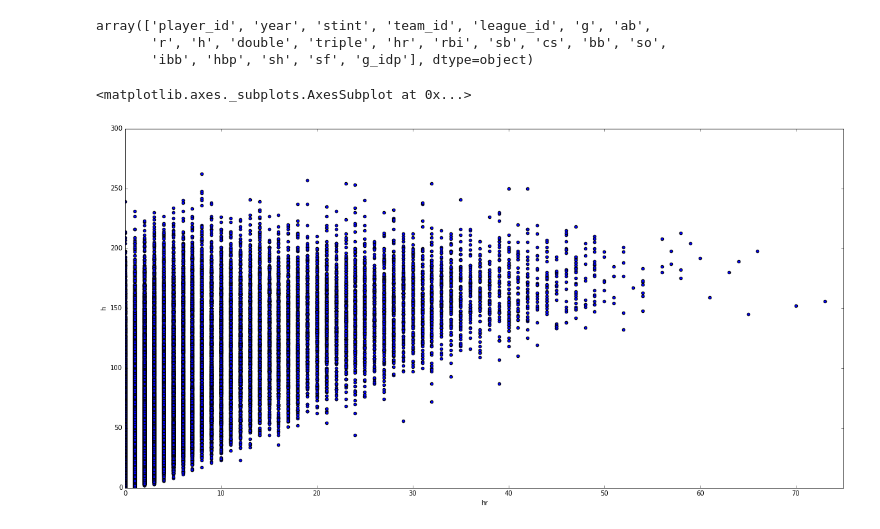
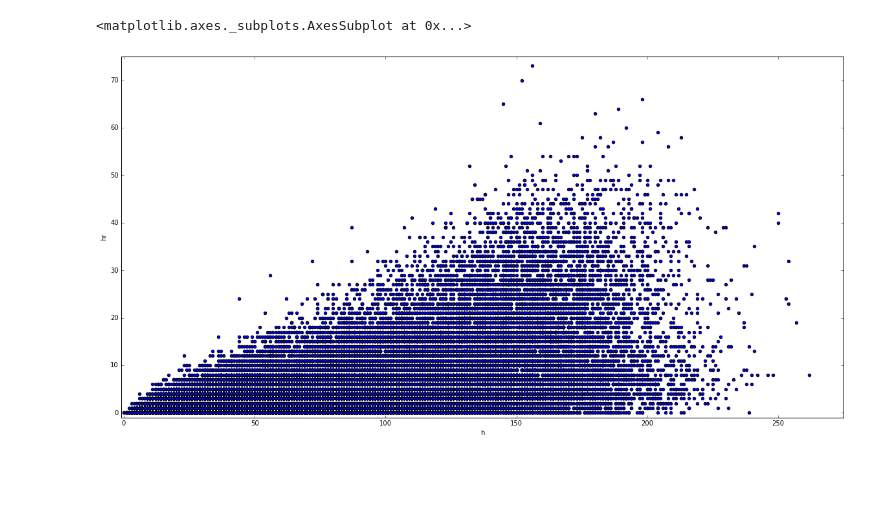
Before and after one commit to BarnetteME1/baseball, a Jupyter notebook: HR vs hits.ipynb, the cells around one changed output. Cells and saved outputs as stored; diff of their text form; code cells hidden in the pictures; blank space fills up the shorter version.

```diff
--- a/HR vs hits.ipynb
+++ b/HR vs hits.ipynb
@@ -4,14 +4,10 @@ import matplotlib.pyplot as plt
 %matplotlib inline
 # %%
 batting = pd.read_csv('baseball_csv_files/batting.csv')
-# %%
-batting.columns.values
-# %% [output]
-array(['player_id', 'year', 'stint', 'team_id', 'league_id', 'g', 'ab',
-       'r', 'h', 'double', 'triple', 'hr', 'rbi', 'sb', 'cs', 'bb', 'so',
-       'ibb', 'hbp', 'sh', 'sf', 'g_idp'], dtype=object)
+# %%
+batting = batting[batting.ab > 50]
 # %%
-batting.plot(kind='scatter', x='hr', y='h', figsize=(20,10), xlim=(0,75), ylim=(0, 300))
+batting.plot(kind='scatter', x='h', y='hr', figsize=(20,10), xlim=(-1,275), ylim=(-1, 75))
 # %% [output]
 <matplotlib.axes._subplots.AxesSubplot at 0x...>
-[figure, old version]
+[figure, new version]
```
